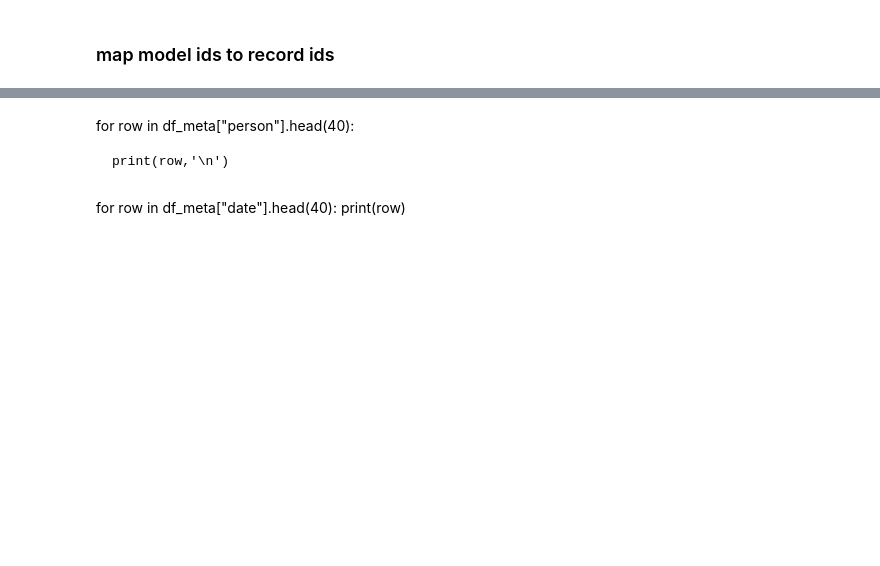
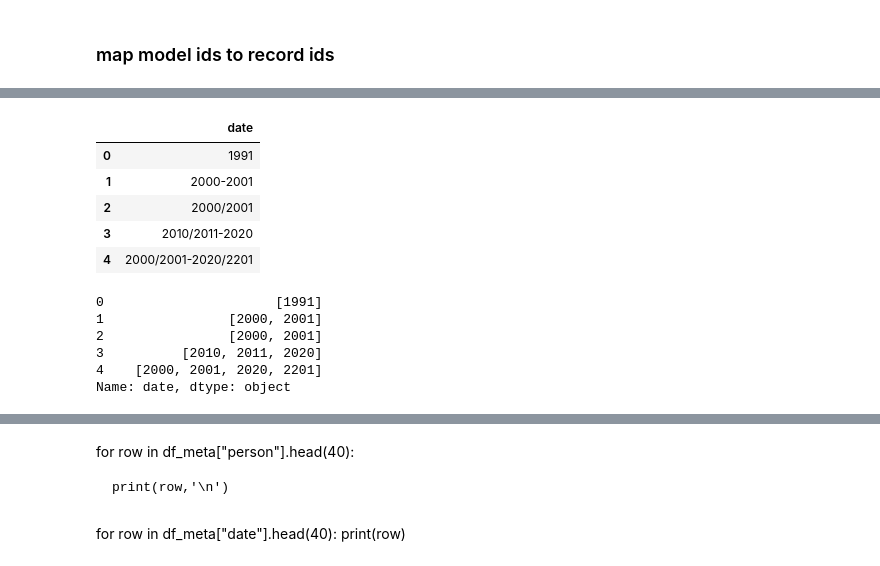
Before and after one commit to eth-library-lab/open-image-search, a Jupyter notebook: search-model/notebooks/exploration__topk_with_exclusions.ipynb, the cells around one changed output, grey strips where cells are left out. Drawn from its saved outputs; the diff is of its cells as text; code cells hidden in the pictures; blank space fills up the shorter version.

```diff
--- a/search-model/notebooks/exploration__topk_with_exclusions.ipynb
+++ b/search-model/notebooks/exploration__topk_with_exclusions.ipynb
@@ -497,0 +585,27 @@ df_meta.head()
+# %%
+tdf = pd.DataFrame(data ={"date":[
+    "1991",
+    "2000-2001",
+    "2000/2001",
+    "2010/2011-2020",
+    "2000/2001-2020/2201"]})
+tdf
+# %% [output]
+|  | date |
+| 0 | 1991 |
+| 1 | 2000-2001 |
+| 2 | 2000/2001 |
+| 3 | 2010/2011-2020 |
+| 4 | 2000/2001-2020/2201 |
+# %%
+# assumes that all years are after 99 A.D.
+ptrn = re.compile(r"[0-9]{3,4}")
+dates = tdf["date"].apply(ptrn.findall)
+dates
+# %% [output]
+0                      [1991]
+1                [2000, 2001]
+2                [2000, 2001]
+3          [2010, 2011, 2020]
+4    [2000, 2001, 2020, 2201]
+Name: date, dtype: object
```
Also changed, not shown: parts of 46 cells of this notebook.
